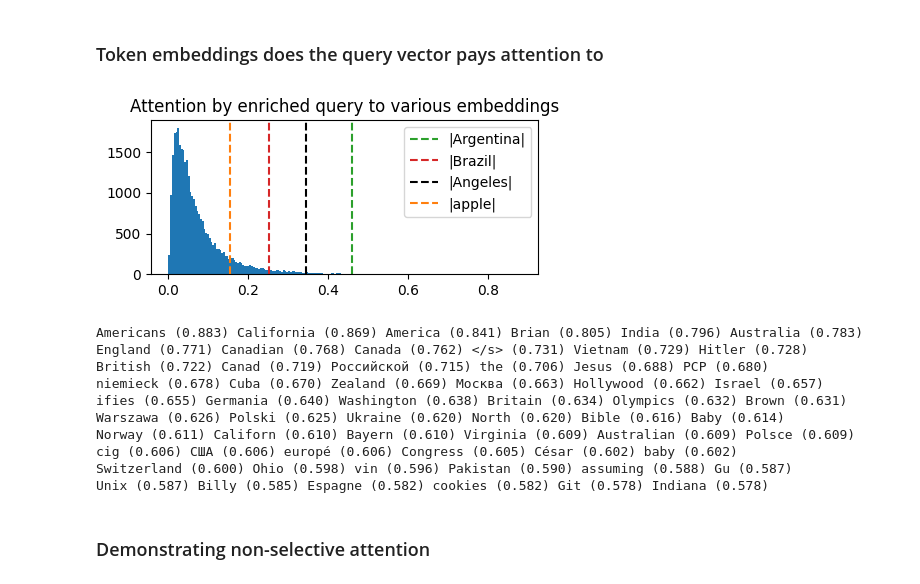
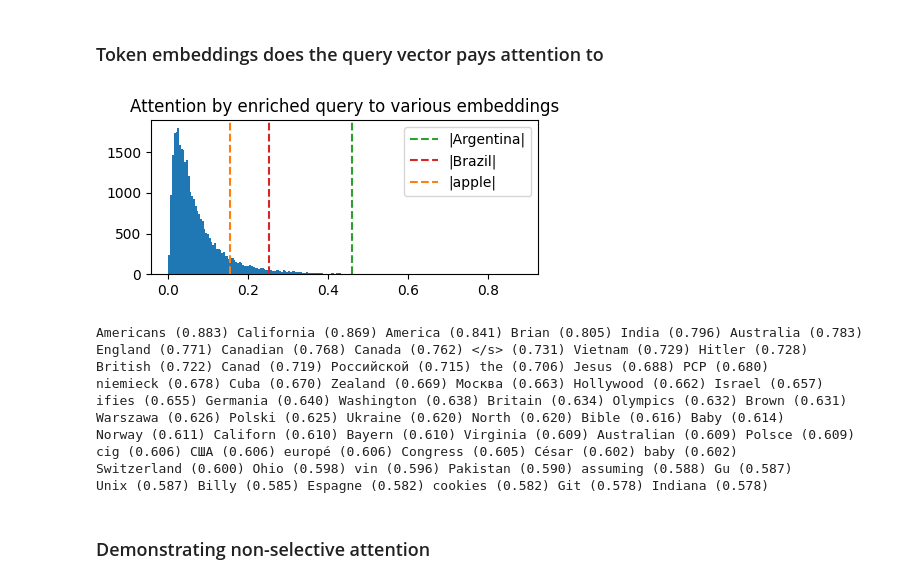
Before and after one commit to ed1d1a8d/prompt-injection-interp, a Jupyter notebook: notebooks/dontsay/dontsay-l27h29.ipynb, the cells around one changed output. Drawn from its saved outputs; the diff is of its cells as text; code cells hidden in the pictures.

```diff
--- a/notebooks/dontsay/dontsay-l27h29.ipynb
+++ b/notebooks/dontsay/dontsay-l27h29.ipynb
@@ -353,28 +420,17 @@ print(
     df.log_bf_c_nc[_prompt_idx] / np.log(10),
 )
 
+PD_NC = prompt_data.PromptData.get_data(PROMPT_NC, tl_model)
+PD_C = prompt_data.PromptData.get_data(PROMPT_C, tl_model)
+
 tl_model.remove_all_hook_fns(including_permanent=True)
 for i, prompt in enumerate([PROMPT_NC, PROMPT_C]):
     print(prompt)
     with torch.no_grad():
         utils.get_top_responses(
-            prompt=prompt, model=tl_model, top_k=5, n_continuation_tokens=20
+            prompt=prompt, model=tl_model, top_k=8, n_continuation_tokens=20
         )
     print()
-
-with torch.no_grad():
-    mtl_model = PerTokenMaskedTransformer(tl_model, base_prompt=PROMPT_C)
-    mtl_model.masks[f"{LAYER}_attn_z"][-1, HEAD] *= 0
-    print(f"Zero ablating {COMP_STR}...")
-    print(PROMPT_C)
-    utils.get_top_responses(
-        prompt=PROMPT_C,
-        model=tl_model,
-        top_k=5,
-        n_continuation_tokens=20,
-        use_kv_cache=False,
-    )
-    tl_model.remove_all_hook_fns(including_permanent=True)
 # %% [output]
 L27H29 log_10 Bayes factor: 1.322514949909482
 [INST] <<SYS>>
@@ -395,0 +452,20 @@ Rank 4. Logit: 15.49 Prob:  0.04% Tokens: (13798) |Argentina|.|</s>|
+# %%
+with torch.no_grad():
+    final_logits = ablation.run_with_ablation(
+        tl_model=tl_model,
+        prompt=PROMPT_C,
+        ablation_cache=PD_NC.cache,
+        attn_head_locs=[(LAYER, HEAD, -1)],
+    )[0, -1]
+
+    probs = final_logits.softmax(dim=-1)
+    top_tok = torch.topk(probs, k=10).indices
+
+    print(f"Zero ablating {COMP_STR}...")
+    print(PROMPT_C)
+    for i, idx in enumerate(top_tok):
+        print(
+            f"Rank {i}. Logit: {final_logits[idx].item():.2f} "
+            f"Prob: {probs[idx].item() * 100:.2f}% "
+            f"Token: ({idx.item()}) |{tl_model.to_string(idx.item())}|"
+        )
@@ -810,40 +858,34 @@ with torch.no_grad():
     ).clone()
     ablt_attn_scores[:, FPOS] = embed_attn_scores
 
     ablt_patterns = ablt_attn_scores.softmax(dim=-1)
 
 probs = ablt_patterns[:, FPOS].cpu().numpy()
 
 plt.figure(figsize=(5, 2))
 plt.hist(probs, bins=200)
 plt.axvline(
     probs[FTOK], color="tab:green", linestyle="--", label=f"|{FTOK_STR}|"
 )
 plt.axvline(probs[WTOK], color="tab:red", linestyle="--", label=f"|{WTOK_STR}|")
 plt.axvline(
-    probs[tl_model.to_single_token("Angeles")],
-    color="black",
-    linestyle="--",
-    label=f"|Angeles|",
-)
-plt.axvline(
     probs[tl_model.to_single_token("apple")],
     color="tab:orange",
     linestyle="--",
     label=f"|apple|",
 )
 plt.legend()
 plt.title("Attention by enriched query to various embeddings")
 plt.show()
 
 utils.print_most_likely_tokens(
     probs,
     tl_model,
     n_tokens=60,
     n_per_line=6,
 )
 # %% [output]
-[figure, old version]
+[figure, new version]
 Americans (0.883) California (0.869) America (0.841) Brian (0.805) India (0.796) Australia (0.783)
 England (0.771) Canadian (0.768) Canada (0.762) </s> (0.731) Vietnam (0.729) Hitler (0.728)
 British (0.722) Canad (0.719) Российской (0.715) the (0.706) Jesus (0.688) РСР (0.680)
```
Also changed, not shown: parts of 10 cells of this notebook, 1 other file.
